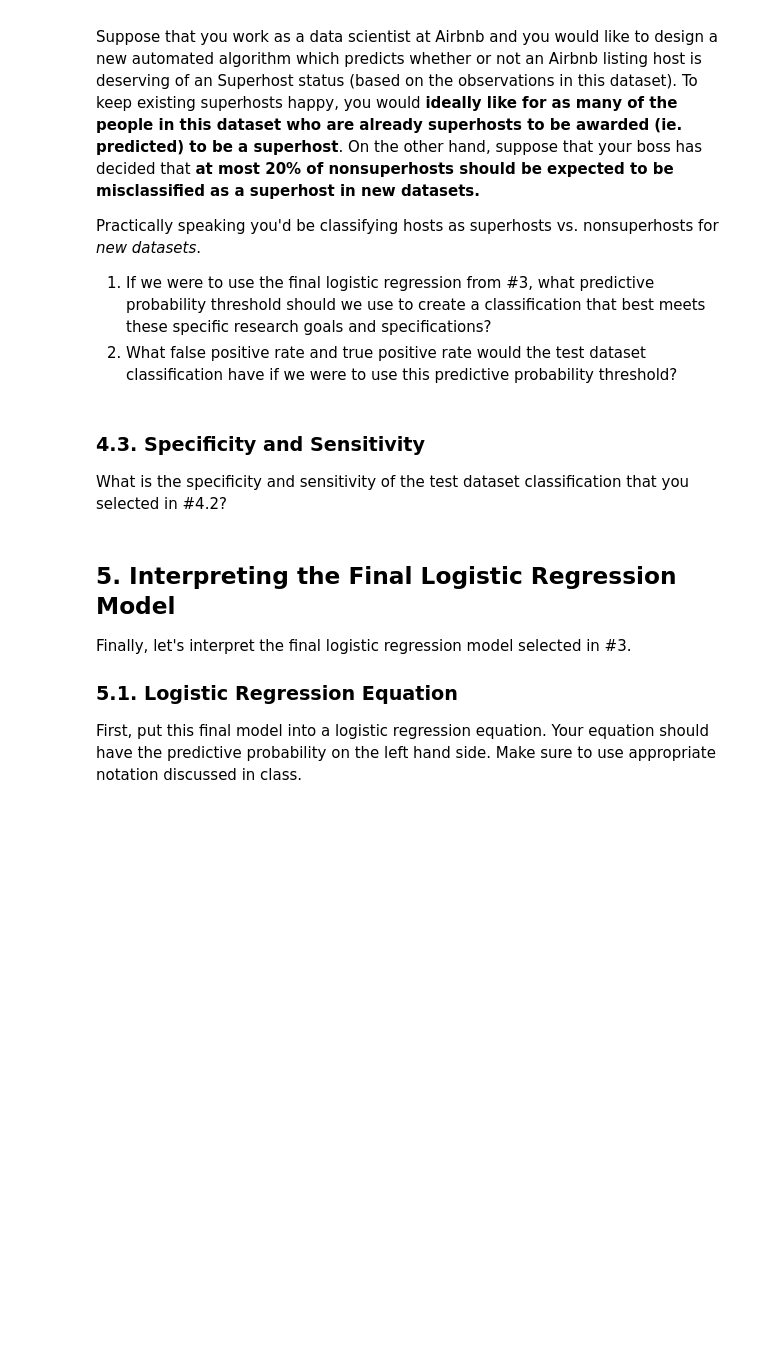
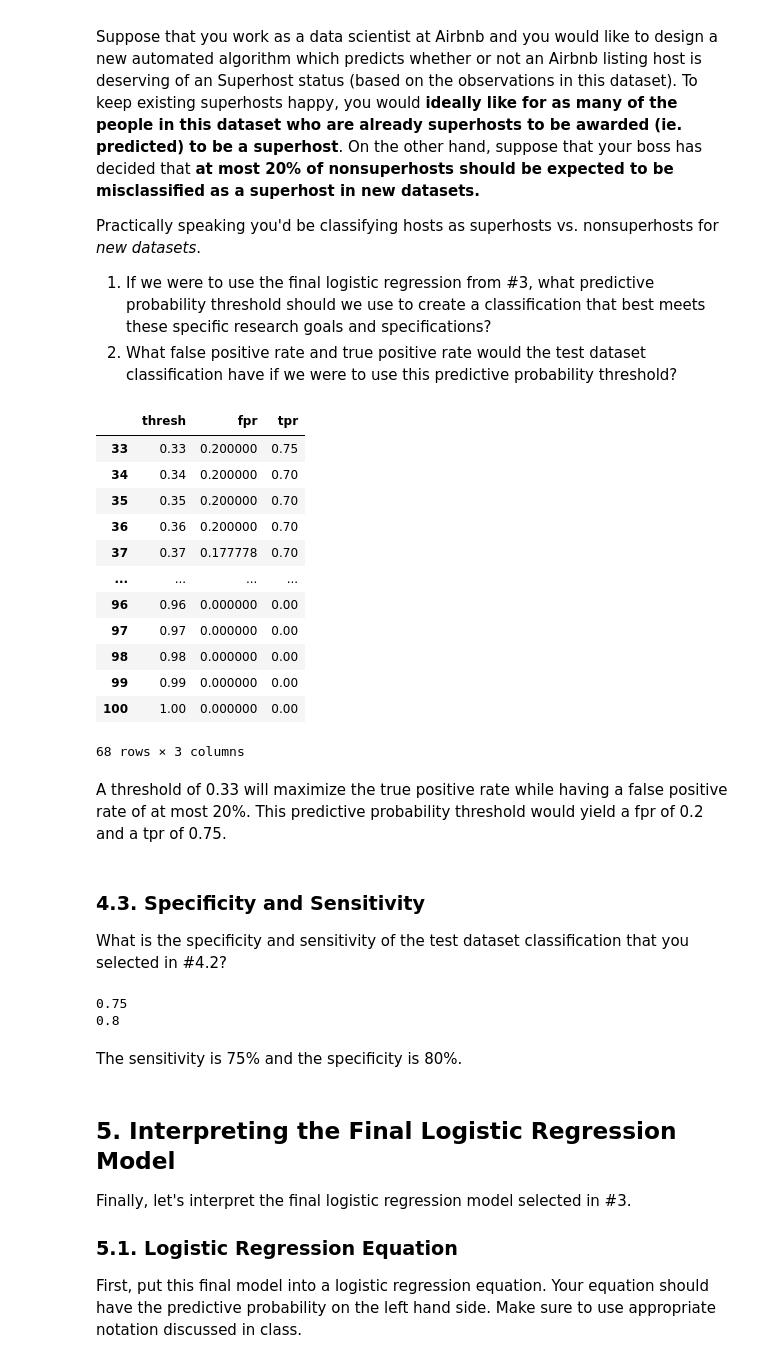
Before and after one commit to ryguy2k4/stat207, a Jupyter notebook: lab_12/lab_12_individual.ipynb, the cells around one changed output. Drawn from its saved outputs; the diff is of its cells as text; code cells hidden in the pictures; blank space fills up the shorter version.

```diff
--- a/lab_12/lab_12_individual.ipynb
+++ b/lab_12/lab_12_individual.ipynb
@@ -407,10 +408,57 @@ Practically speaking you'd be classifying hosts as superhosts vs. nonsuperhosts
 
 1. If we were to use the final logistic regression from #3, what predictive probability threshold should we use to create a classification that best meets these specific research goals and specifications?
 2. What false positive rate and true positive rate would the test dataset classification have if we were to use this predictive probability threshold?
+# %%
+def fpr_tpr_thresh(y, pred_prob, thresh):
+    yhat = 1 * (pred_prob >= thresh)
+    tn, fp, fn, tp = confusion_matrix(y_true=y, y_pred=yhat).ravel()
+    tpr = tp / (fn + tp)
+    fpr = fp / (fp + tn)
+    return {"thresh": thresh, "fpr": fpr, "tpr": tpr}
+
+data = []
+for i in range(0,101,1):
+    threshold = i / 100.0
+    data.append(fpr_tpr_thresh(df_test["host_is_superhost"], df_test["predictive_prob"], threshold))
+df_scores = pd.DataFrame(data)
+
+df_scores[df_scores["fpr"] <= 0.2]
+# %% [output]
+|  | thresh | fpr | tpr |
+| 33 | 0.33 | 0.200000 | 0.75 |
+| 34 | 0.34 | 0.200000 | 0.70 |
+| 35 | 0.35 | 0.200000 | 0.70 |
+| 36 | 0.36 | 0.200000 | 0.70 |
+| 37 | 0.37 | 0.177778 | 0.70 |
+| ... | ... | ... | ... |
+| 96 | 0.96 | 0.000000 | 0.00 |
+| 97 | 0.97 | 0.000000 | 0.00 |
+| 98 | 0.98 | 0.000000 | 0.00 |
+| 99 | 0.99 | 0.000000 | 0.00 |
+| 100 | 1.00 | 0.000000 | 0.00 |
+68 rows × 3 columns
+# %% [markdown]
+A threshold of 0.33 will maximize the true positive rate while having a false positive rate of at most 20%. This predictive probability threshold would yield a fpr of 0.2 and a tpr of 0.75.
 # %% [markdown]
 ### 4.3. Specificity and Sensitivity
 
 What is the specificity and sensitivity of the test dataset classification that you selected in #4.2?
+# %%
+yhat = yhat = 1 * (df_test["predictive_prob"] >= 0.33)
+tn, fp, fn, tp = confusion_matrix(y_true=df_test["host_is_superhost"], y_pred=yhat).ravel()
+
+# sensitivity
+tpr = tp/(tp+fn)
+print(tpr)
+
+# specificity
+tnr = tn/(tn+fp)
+print(tnr)
+# %% [output]
+0.75
+0.8
+# %% [markdown]
+The sensitivity is 75% and the specificity is 80%.
 # %% [markdown]
 ## 5. Interpreting the Final Logistic Regression Model
 
```
Also changed, not shown: parts of 7 cells of this notebook.
